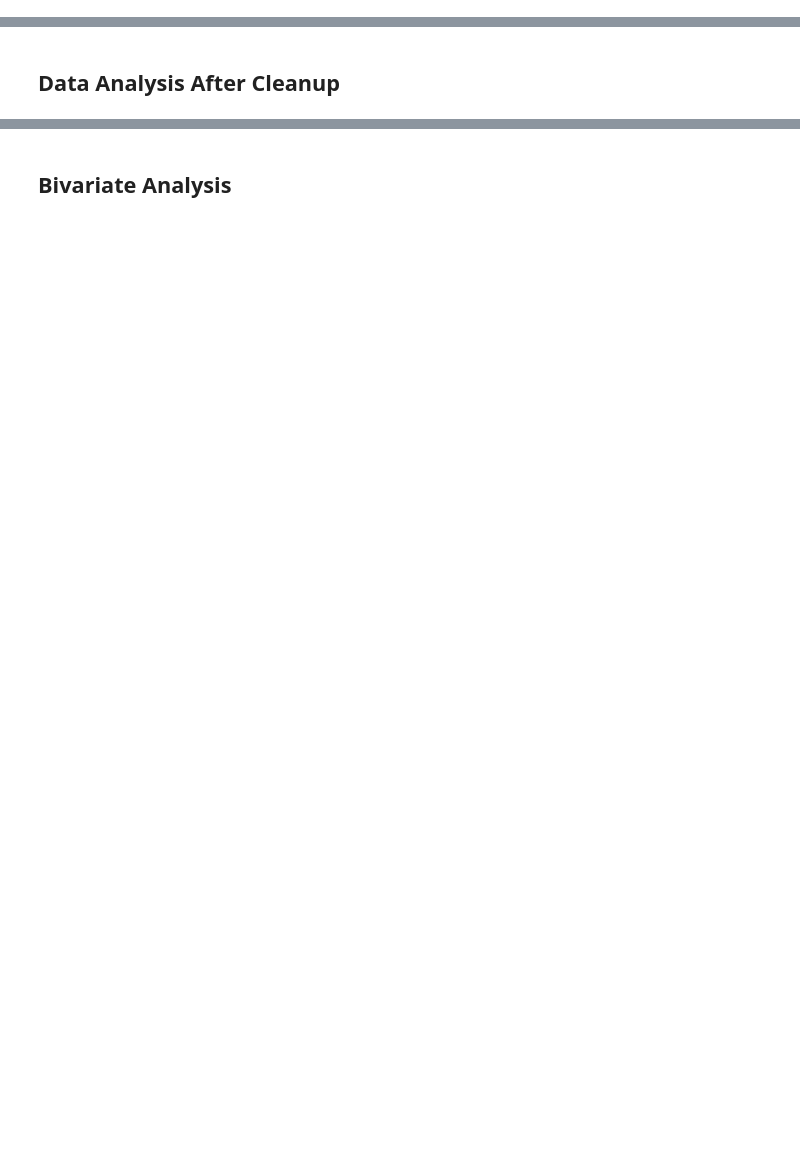
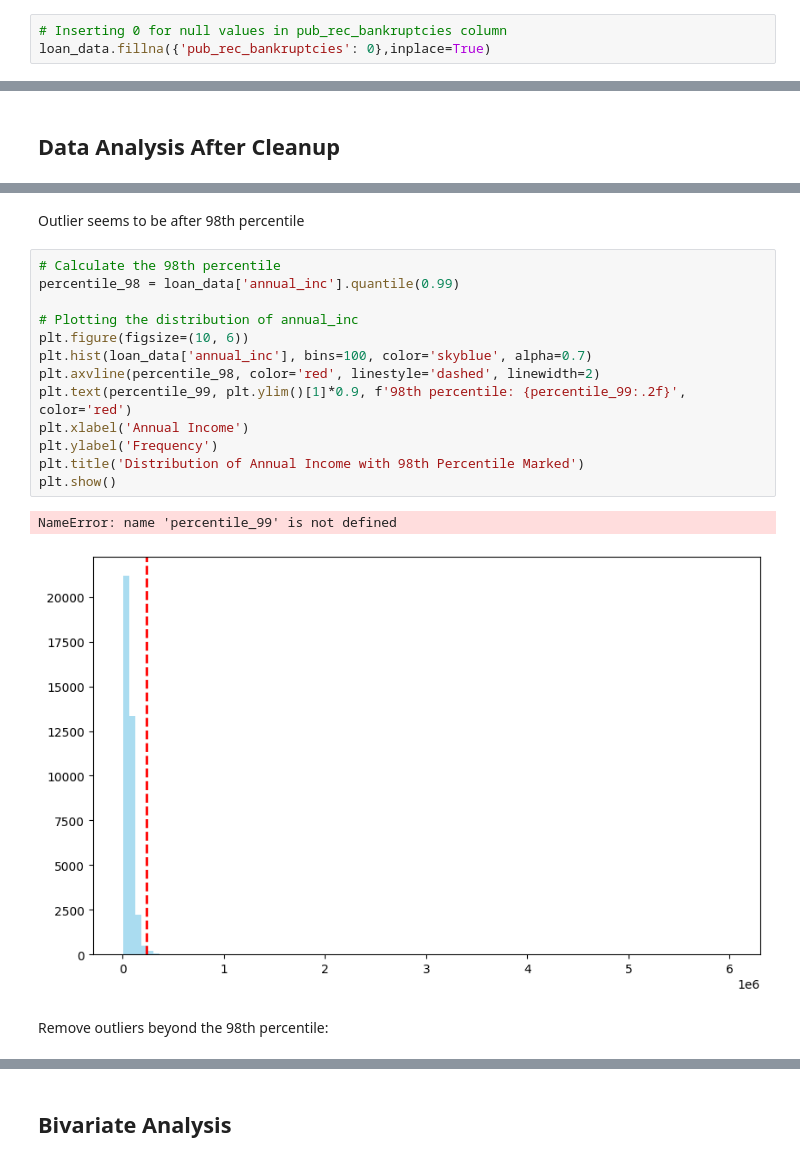
Before and after one commit to shashankgd/LendingClubCaseStudy, a Jupyter notebook: Group_Facilitator_Shashank.ipynb, the cells around one changed output, grey strips where cells are left out. Drawn from its saved outputs; the diff is of its cells as text; blank space fills up the shorter version.

```diff
--- a/Group_Facilitator_Shashank.ipynb
+++ b/Group_Facilitator_Shashank.ipynb
@@ -133,0 +337,3 @@ Index(['grade', 'sub_grade', 'emp_title', 'home_ownership',
+# %%
+# Inserting 0 for null values in pub_rec_bankruptcies column
+loan_data.fillna({'pub_rec_bankruptcies': 0},inplace=True)
@@ -170,0 +468,20 @@ Potential High-Income Outliers:
+# %% [markdown]
+Outlier seems to be after 98th percentile
+# %%
+# Calculate the 98th percentile
+percentile_98 = loan_data['annual_inc'].quantile(0.99)
+
+# Plotting the distribution of annual_inc
+plt.figure(figsize=(10, 6))
+plt.hist(loan_data['annual_inc'], bins=100, color='skyblue', alpha=0.7)
+plt.axvline(percentile_98, color='red', linestyle='dashed', linewidth=2)
+plt.text(percentile_99, plt.ylim()[1]*0.9, f'98th percentile: {percentile_99:.2f}', color='red')
+plt.xlabel('Annual Income')
+plt.ylabel('Frequency')
+plt.title('Distribution of Annual Income with 98th Percentile Marked')
+plt.show()
+# %% [output]
+NameError: name 'percentile_99' is not defined
+[figure, added]
+# %% [markdown]
+Remove outliers beyond the 98th percentile:
```
Also changed, not shown: parts of 106 cells of this notebook, 4 other files.
